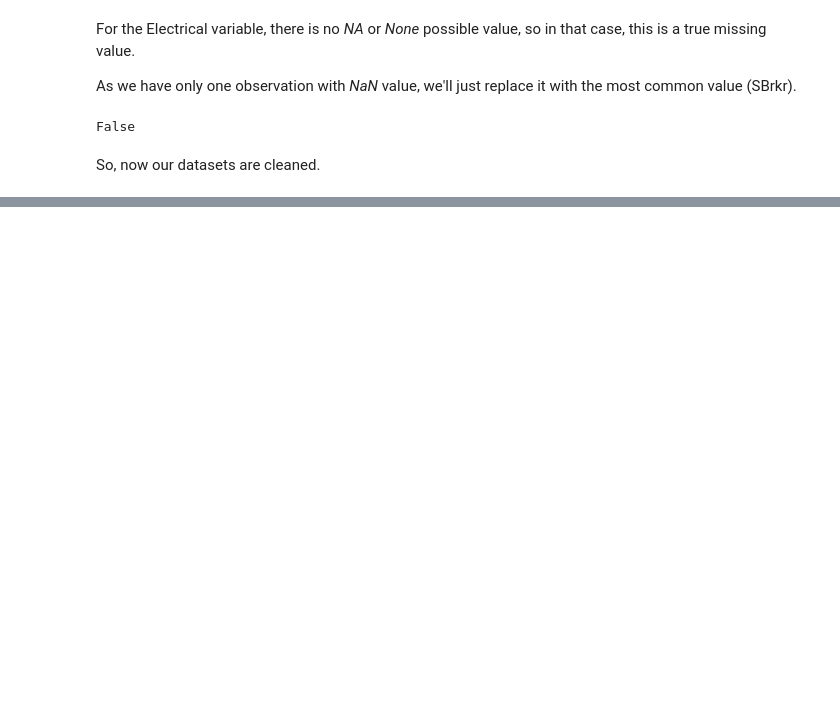
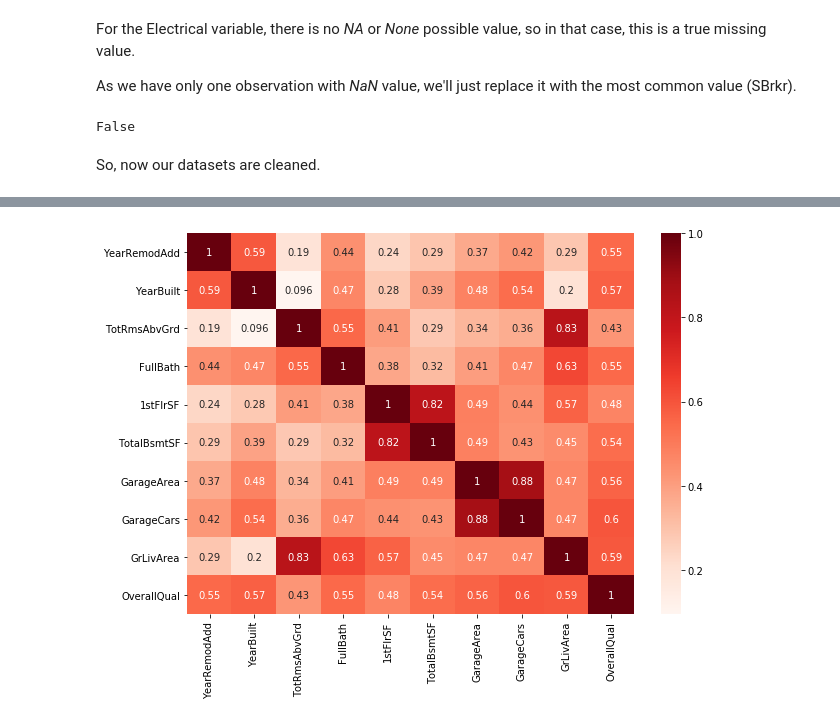
Before and after one commit to cpatrickalves/kaggle-houses-prices-prediction, a Jupyter notebook: kernel.ipynb, the cells around one changed output, grey strips where cells are left out. Drawn from its saved outputs; the diff is of its cells as text; code cells hidden in the pictures; blank space fills up the shorter version.

```diff
--- a/kernel.ipynb
+++ b/kernel.ipynb
@@ -247,0 +287,11 @@ So, now our datasets are cleaned.
+# %%
+# Get the SalePrice column of the correlation matrix
+correlations = train[numerical_columns].corr()['SalePrice'].sort_values()
+# Filter the correlations
+high_correlated_columns = correlations[(correlations > 0.5) | (correlations < -0.5)]
+# Show the results
+print(high_correlated_columns)
+# Save the columns names in a list
+high_correlated_columns = list(high_correlated_columns.index)
+# Remove the SalePrice value from the list
+high_correlated_columns.remove('SalePrice')
@@ -247,0 +333,5 @@ So, now our datasets are cleaned.
+# %%
+plt.figure(figsize=(10, 7))
+sns.heatmap(train[high_correlated_columns].corr(), xticklabels=high_correlated_columns, yticklabels=high_correlated_columns, annot=True, cmap=plt.cm.Reds);
+# %% [output]
+[figure, added]
```
Also changed, not shown: parts of 20 cells of this notebook.
